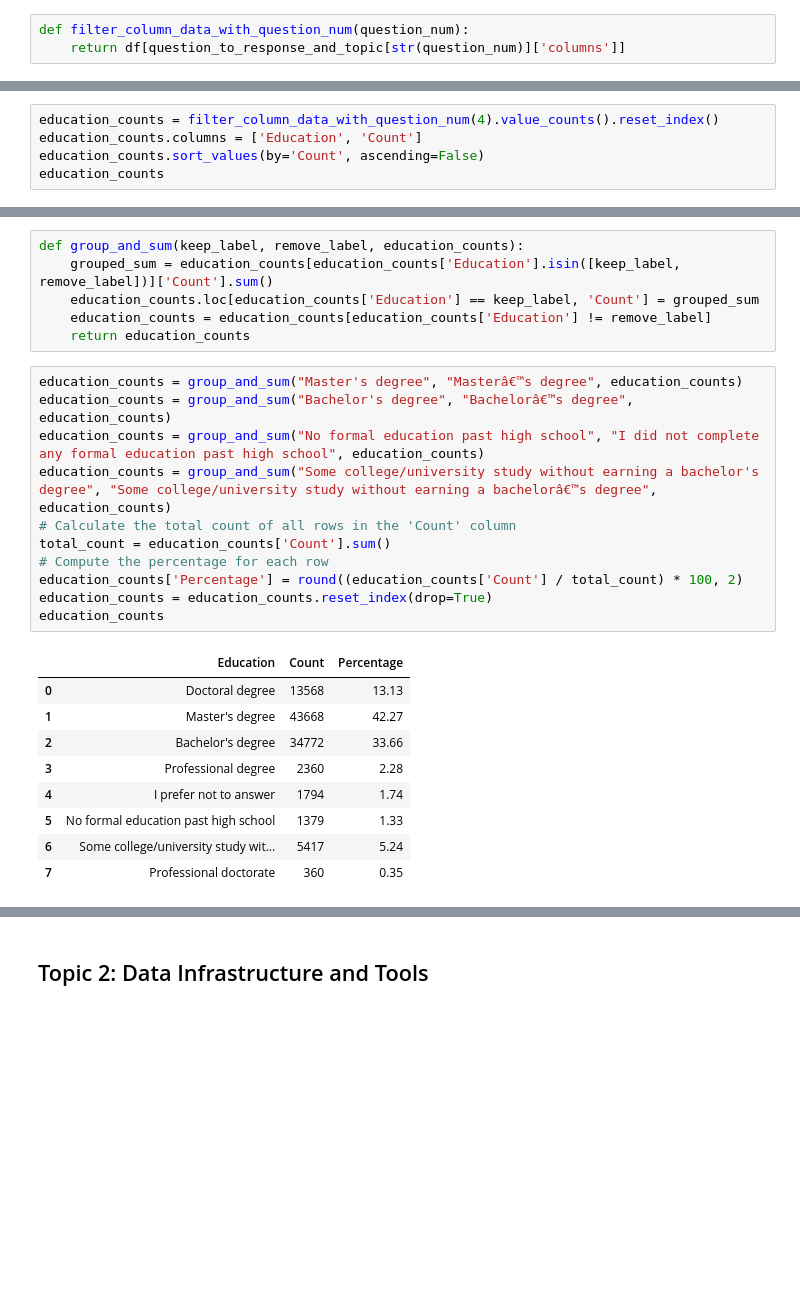
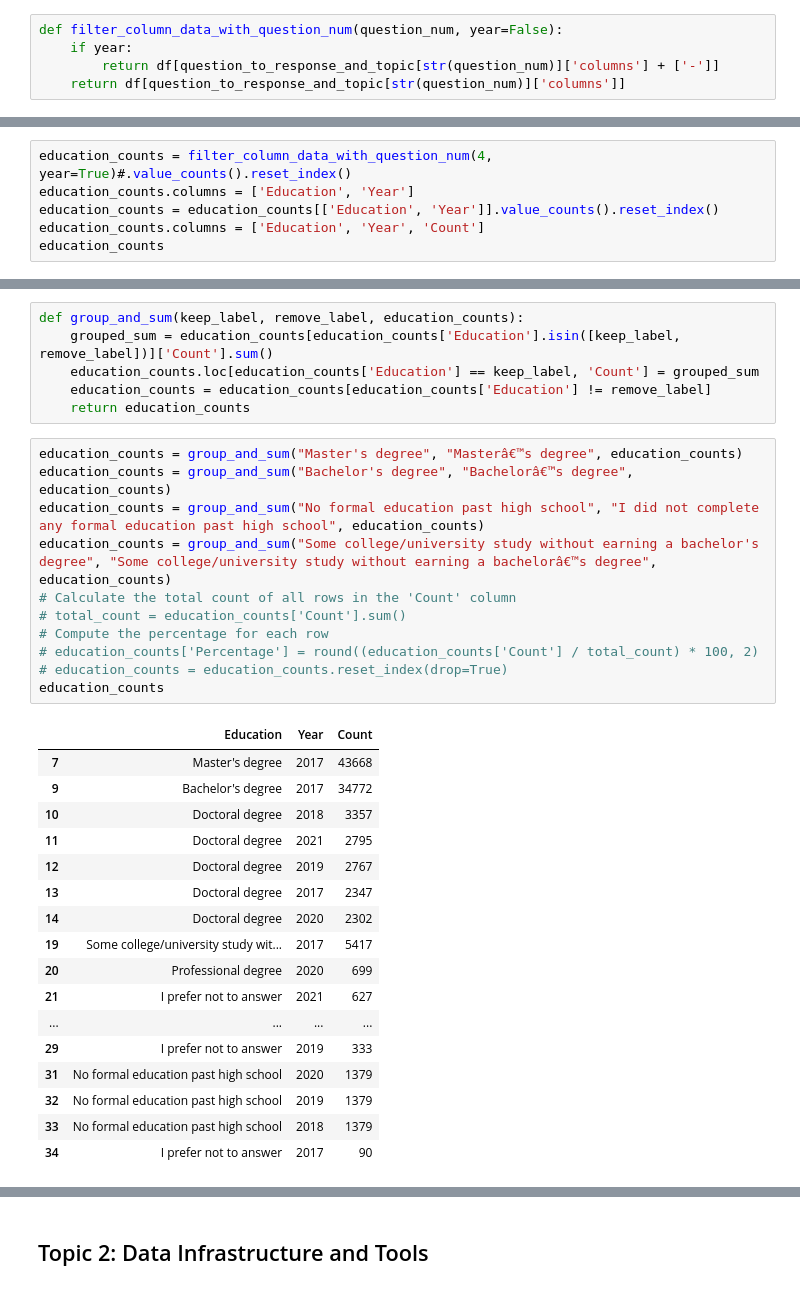
Before and after one commit to ya-min-thu/ML-Case-Studies, a Jupyter notebook: code/part1.ipynb, the cells around one changed output, grey strips where cells are left out. Drawn from its saved outputs; the diff is of its cells as text; blank space fills up the shorter version.

```diff
--- a/code/part1.ipynb
+++ b/code/part1.ipynb
@@ -183,3 +183,5 @@ questionnaire
 # %%
-def filter_column_data_with_question_num(question_num):
+def filter_column_data_with_question_num(question_num, year=False):
+    if year:
+        return df[question_to_response_and_topic[str(question_num)]['columns'] + ['-']]
     return df[question_to_response_and_topic[str(question_num)]['columns']]
@@ -643,8 +822,9 @@ plt.show()
 # %% [markdown]
 ### 4. Education: highest of formal education that you have attained or plan to attain within the next 2 years (Q4)
 # %%
-education_counts = filter_column_data_with_question_num(4).value_counts().reset_index()
-education_counts.columns = ['Education', 'Count']
-education_counts.sort_values(by='Count', ascending=False)
+education_counts = filter_column_data_with_question_num(4, year=True)#.value_counts().reset_index()
+education_counts.columns = ['Education', 'Year']
+education_counts = education_counts[['Education', 'Year']].value_counts().reset_index()
+education_counts.columns = ['Education', 'Year', 'Count']
 education_counts
 # %% [output]
@@ -692,21 +872,29 @@ def group_and_sum(keep_label, remove_label, education_counts):
 # %%
 education_counts = group_and_sum("Master's degree", "Masterâ€™s degree", education_counts)
 education_counts = group_and_sum("Bachelor's degree", "Bachelorâ€™s degree", education_counts)
 education_counts = group_and_sum("No formal education past high school", "I did not complete any formal education past high school", education_counts)
 education_counts = group_and_sum("Some college/university study without earning a bachelor's degree", "Some college/university study without earning a bachelorâ€™s degree", education_counts)
 # Calculate the total count of all rows in the 'Count' column
-total_count = education_counts['Count'].sum()
+# total_count = education_counts['Count'].sum()
 # Compute the percentage for each row
-education_counts['Percentage'] = round((education_counts['Count'] / total_count) * 100, 2)
-education_counts = education_counts.reset_index(drop=True)
+# education_counts['Percentage'] = round((education_counts['Count'] / total_count) * 100, 2)
+# education_counts = education_counts.reset_index(drop=True)
 education_counts
 # %% [output]
-|  | Education | Count | Percentage |
-| 0 | Doctoral degree | 13568 | 13.13 |
-| 1 | Master's degree | 43668 | 42.27 |
-| 2 | Bachelor's degree | 34772 | 33.66 |
-| 3 | Professional degree | 2360 | 2.28 |
-| 4 | I prefer not to answer | 1794 | 1.74 |
-| 5 | No formal education past high school | 1379 | 1.33 |
-| 6 | Some college/university study wit... | 5417 | 5.24 |
-| 7 | Professional doctorate | 360 | 0.35 |
+|  | Education | Year | Count |
+| 7 | Master's degree | 2017 | 43668 |
+| 9 | Bachelor's degree | 2017 | 34772 |
+| 10 | Doctoral degree | 2018 | 3357 |
+| 11 | Doctoral degree | 2021 | 2795 |
+| 12 | Doctoral degree | 2019 | 2767 |
+| 13 | Doctoral degree | 2017 | 2347 |
+| 14 | Doctoral degree | 2020 | 2302 |
+| 19 | Some college/university study wit... | 2017 | 5417 |
+| 20 | Professional degree | 2020 | 699 |
+| 21 | I prefer not to answer | 2021 | 627 |
+| ... | ... | ... | ... |
+| 29 | I prefer not to answer | 2019 | 333 |
+| 31 | No formal education past high school | 2020 | 1379 |
+| 32 | No formal education past high school | 2019 | 1379 |
+| 33 | No formal education past high school | 2018 | 1379 |
+| 34 | I prefer not to answer | 2017 | 90 |
```
Also changed, not shown: parts of 96 cells of this notebook.
